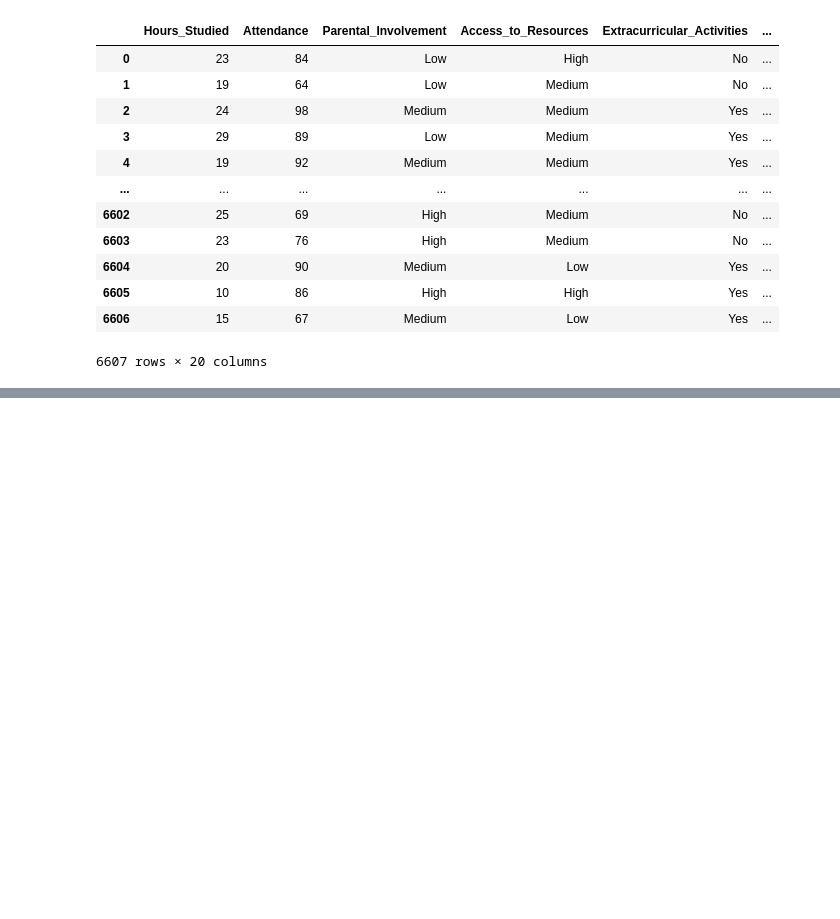
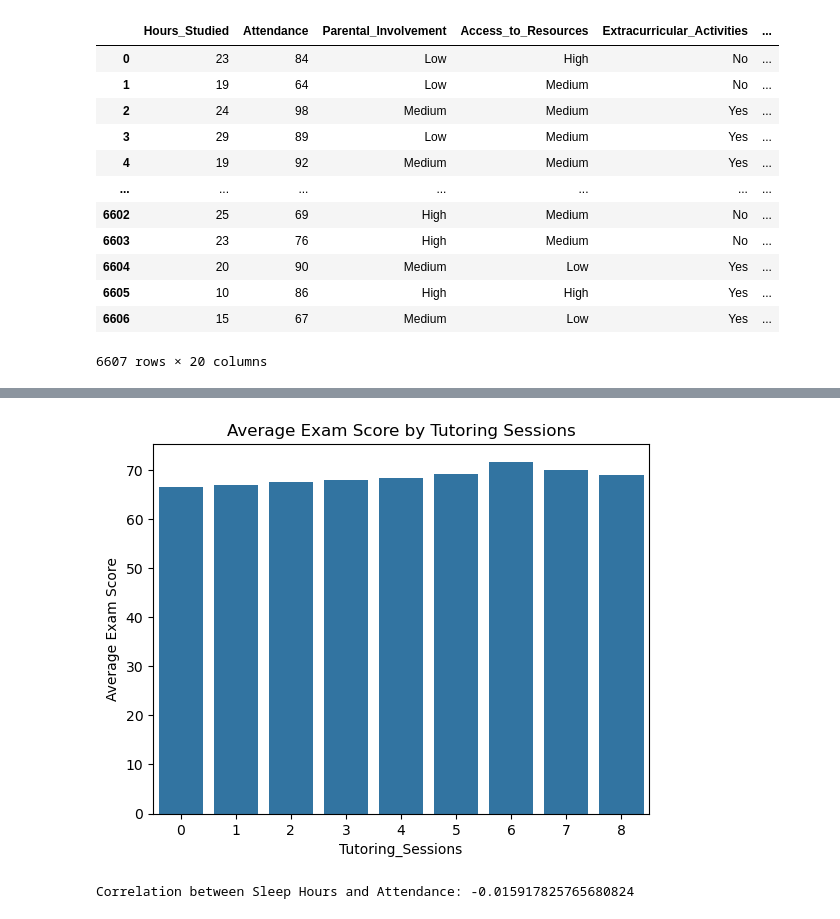
Before and after one commit to mgreiss/Project-1---SMU, a Jupyter notebook: dataExploration.ipynb, the cells around one changed output, grey strips where cells are left out. Saved outputs shown, nothing was run; the diff lists cells and outputs as text; code cells hidden in the pictures; blank space fills up the shorter version.

```diff
--- a/dataExploration.ipynb
+++ b/dataExploration.ipynb
@@ -25,0 +43,4 @@ student_df
+# %%
+# Comparing Exam Scores based on Tutoring Sessions
+tutoring_effectiveness = student_df.groupby('Tutoring_Sessions')['Exam_Score'].mean().reset_index()
+print(tutoring_effectiveness)
@@ -25,0 +58,13 @@ student_df
+# %%
+sns.barplot(x='Tutoring_Sessions', y='Exam_Score', data=tutoring_effectiveness)
+plt.title('Average Exam Score by Tutoring Sessions')
+plt.ylabel('Average Exam Score')
+plt.show()
+# %% [output]
+[figure, added]
+# %%
+# Calculate correlation
+correlation = student_df['Sleep_Hours'].corr(student_df['Attendance'])
+print(f"Correlation between Sleep Hours and Attendance: {correlation}")
+# %% [output]
+Correlation between Sleep Hours and Attendance: -0.015917825765680824
```
Also changed, not shown: parts of 11 cells of this notebook, 1 other file.
